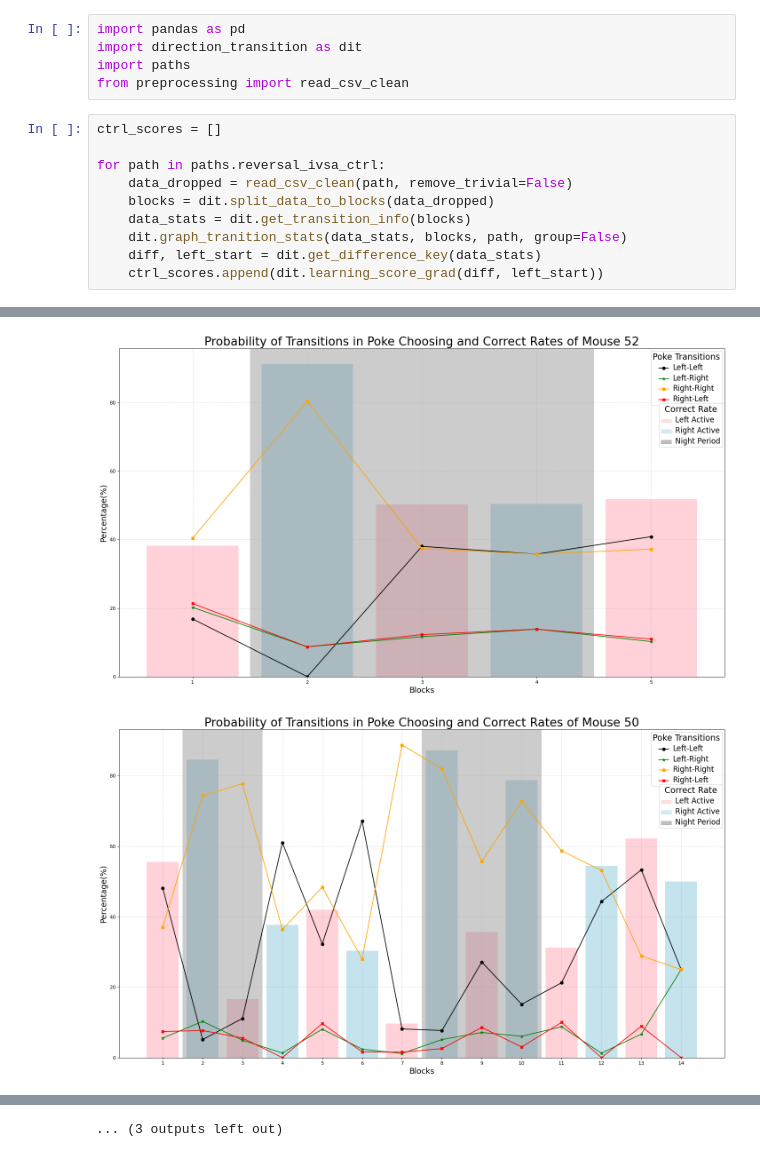
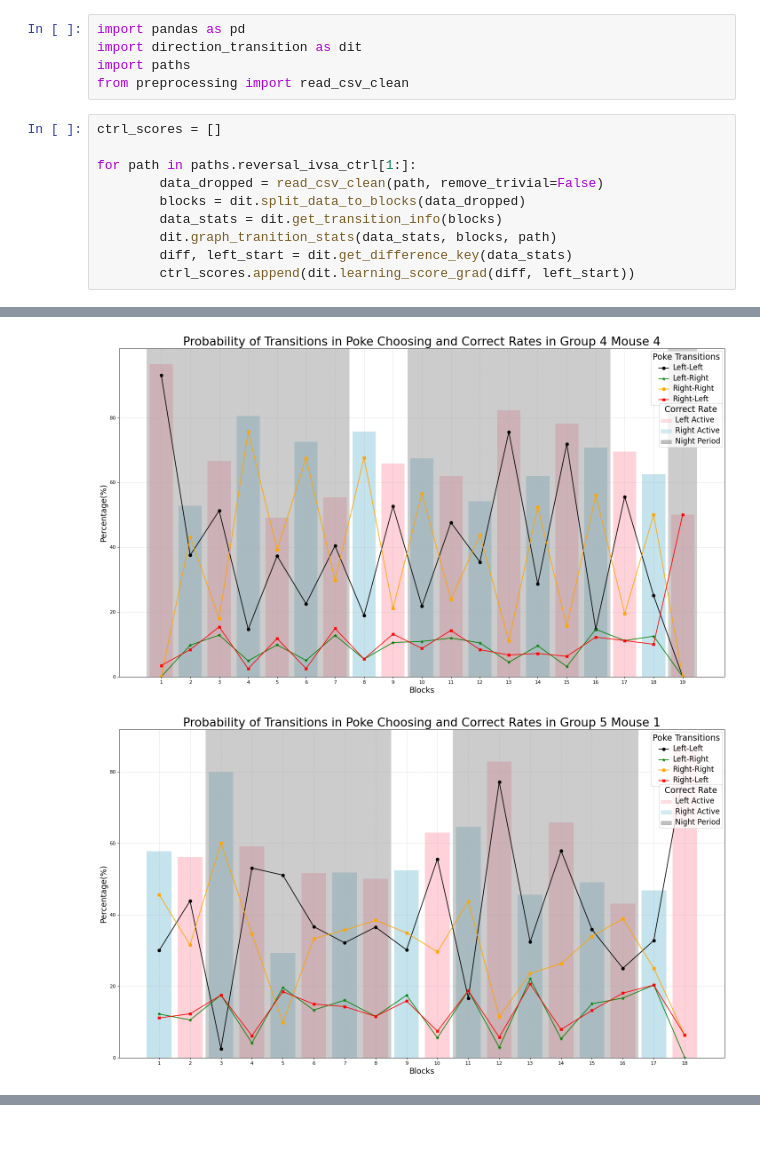
Before and after one commit to ftlabucsd/FEDUPP, a Jupyter notebook: IVSA Rev Transition.ipynb, the cells around one changed output, grey strips where cells are left out. Cells and saved outputs as stored; diff of their text form.

Commit message:
update IVSA plots

```diff
--- a/IVSA Rev Transition.ipynb
+++ b/IVSA Rev Transition.ipynb
@@ -6,11 +6,11 @@ from preprocessing import read_csv_clean
 # %%
 ctrl_scores = []
 
-for path in paths.reversal_ivsa_ctrl:
-    data_dropped = read_csv_clean(path, remove_trivial=False)
-    blocks = dit.split_data_to_blocks(data_dropped)
-    data_stats = dit.get_transition_info(blocks)
-    dit.graph_tranition_stats(data_stats, blocks, path, group=False)
-    diff, left_start = dit.get_difference_key(data_stats)
-    ctrl_scores.append(dit.learning_score_grad(diff, left_start))
+for path in paths.reversal_ivsa_ctrl[1:]:
+        data_dropped = read_csv_clean(path, remove_trivial=False)
+        blocks = dit.split_data_to_blocks(data_dropped)
+        data_stats = dit.get_transition_info(blocks)
+        dit.graph_tranition_stats(data_stats, blocks, path)
+        diff, left_start = dit.get_difference_key(data_stats)
+        ctrl_scores.append(dit.learning_score_grad(diff, left_start))
 # %% [output]
@@ -21,2 +21,2 @@ for path in paths.reversal_ivsa_ctrl:
-[figure, old version]
+[figure, new version]
-[figure, old version]
+[figure, new version]
@@ -29 +23,0 @@ for path in paths.reversal_ivsa_ctrl:
-... (3 outputs left out)
```
Also changed, not shown: parts of 6 cells of this notebook, 6 other files.
